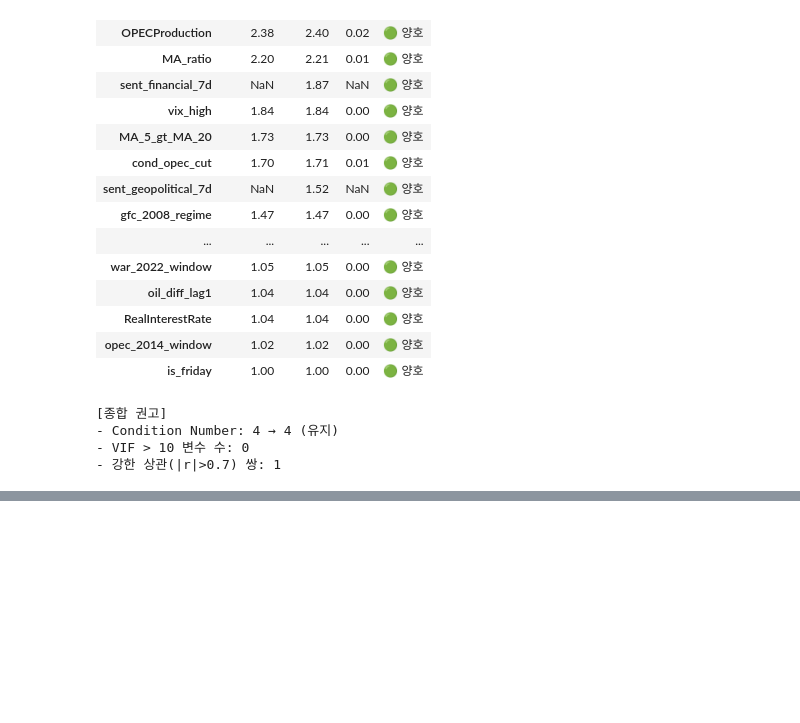
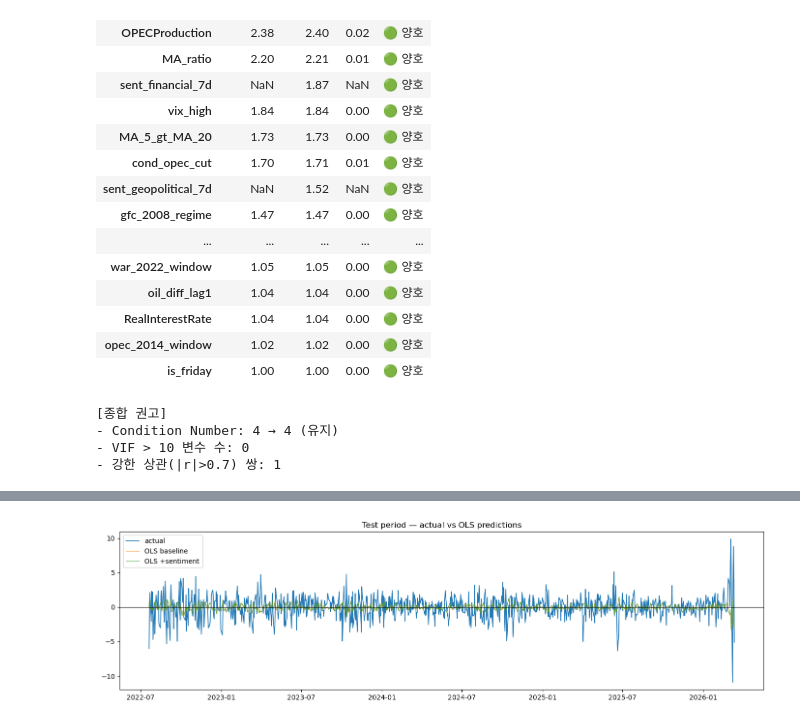
Before and after one commit to DGU-BAF/BAF-26-1-finance_2, a Jupyter notebook: src/Modeling2_OLS_prediction.ipynb, the cells around one changed output, grey strips where cells are left out. Cells and saved outputs as stored; diff of their text form; code cells hidden in the pictures; blank space fills up the shorter version.

```diff
--- a/src/Modeling2_OLS_prediction.ipynb
+++ b/src/Modeling2_OLS_prediction.ipynb
@@ -358,0 +374,19 @@ print(f"- 강한 상관(|r|>0.7) 쌍: {len(corr_pairs)}")
+# %%
+# ── train/test 분리 (split_date 기준) ──
+SPLIT_TS = pd.Timestamp(SPLIT_DATE)
+train = df[df["date"] <  SPLIT_TS].reset_index(drop=True)
+test  = df[df["date"] >= SPLIT_TS].reset_index(drop=True)
+
+print(f"train: {train['date'].min().date()} ~ {train['date'].max().date()} | n = {len(train)}")
+print(f"test : {test['date'].min().date()} ~ {test['date'].max().date()} | n = {len(test)}")
+
+y_train, y_test = train[TARGET], test[TARGET]
+
+# 두 가지 피처셋 (상수항 포함)
+X_train_base = sm.add_constant(train[base_cols],  has_constant="add")
+X_test_base  = sm.add_constant(test[base_cols],   has_constant="add")
+X_train_sent = sm.add_constant(train[model_cols], has_constant="add")
+X_test_sent  = sm.add_constant(test[model_cols],  has_constant="add")
+
+print(f"\nbaseline  X: {X_train_base.shape}  (base {len(base_cols)})")
+print(f"+sentiment X: {X_train_sent.shape}  (base {len(base_cols)} + 감성 {len(sentiment_all)})")
@@ -358,0 +418,15 @@ print(f"- 강한 상관(|r|>0.7) 쌍: {len(corr_pairs)}")
+# %%
+# ── naive 기준선 + OLS 적합 (baseline / +sentiment) ──
+# naive
+pred_naive_zero = np.zeros(len(y_test))
+pred_naive_lag1 = df[TARGET].shift(1)[df["date"] >= SPLIT_TS].fillna(0).values
+
+# OLS — 점추정은 일반 SE로 충분 (예측 비교 목적). 해석/HC3는 interpretation 노트북에서.
+ols_base = sm.OLS(y_train, X_train_base).fit()
+ols_sent = sm.OLS(y_train, X_train_sent).fit()
+
+pred_base = ols_base.predict(X_test_base).values
+pred_sent = ols_sent.predict(X_test_sent).values
+
+print(f"OLS baseline  : train R2={ols_base.rsquared:.4f}, AIC={ols_base.aic:.1f}")
+print(f"OLS +sentiment: train R2={ols_sent.rsquared:.4f}, AIC={ols_sent.aic:.1f}")
@@ -358,0 +466,13 @@ print(f"- 강한 상관(|r|>0.7) 쌍: {len(corr_pairs)}")
+# %%
+# ── test 구간 예측 시각화 ──
+plt.figure(figsize=(14, 4))
+plt.plot(test["date"], y_test.values,  label="actual",        lw=1.2)
+plt.plot(test["date"], pred_base,       label="OLS baseline",  lw=0.8, alpha=0.8)
+plt.plot(test["date"], pred_sent,       label="OLS +sentiment",lw=0.8, alpha=0.8)
+plt.axhline(0, lw=0.8, color="black")
+plt.title("Test period — actual vs OLS predictions")
+plt.legend()
+plt.tight_layout()
+plt.show()
+# %% [output]
+[figure, added]
```
Also changed, not shown: parts of 8 cells of this notebook, 17 other files.
